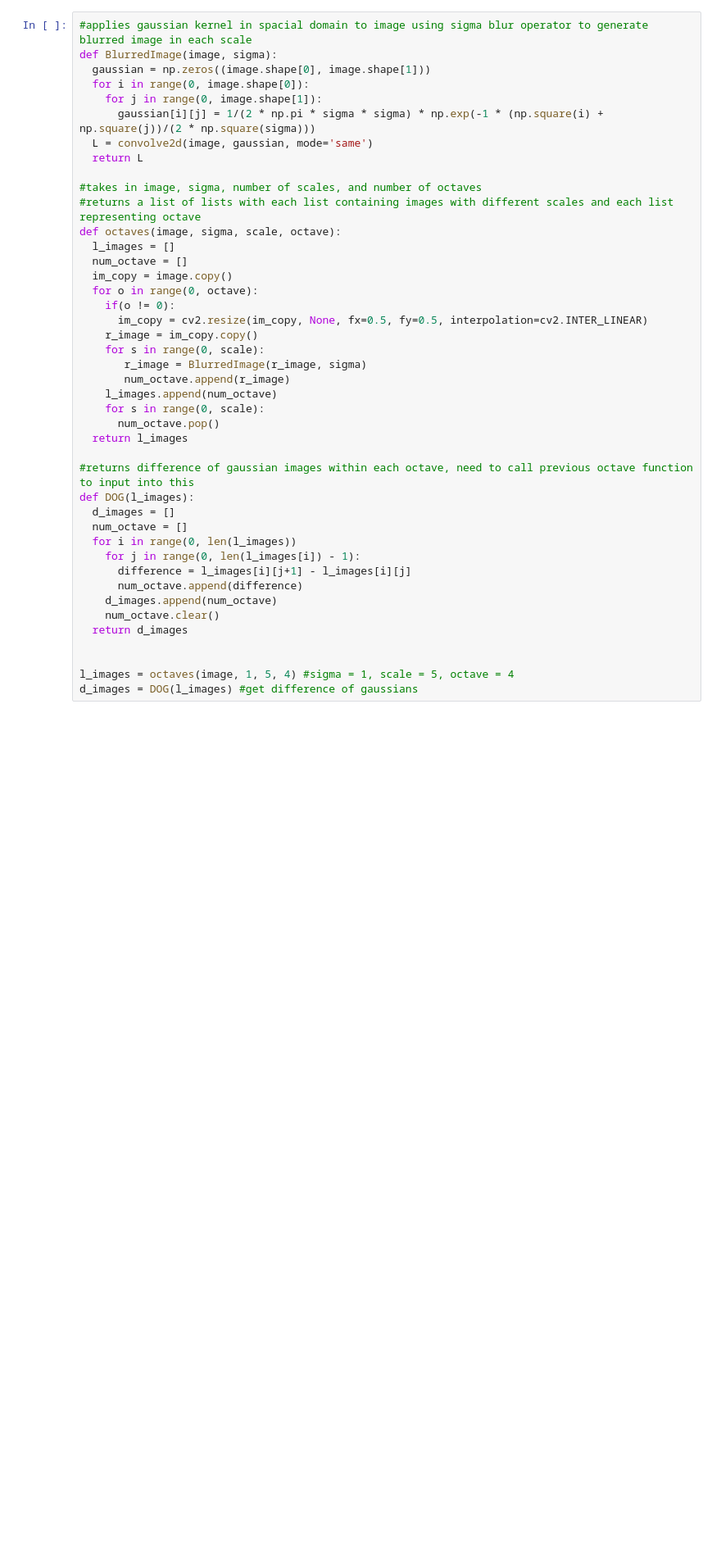
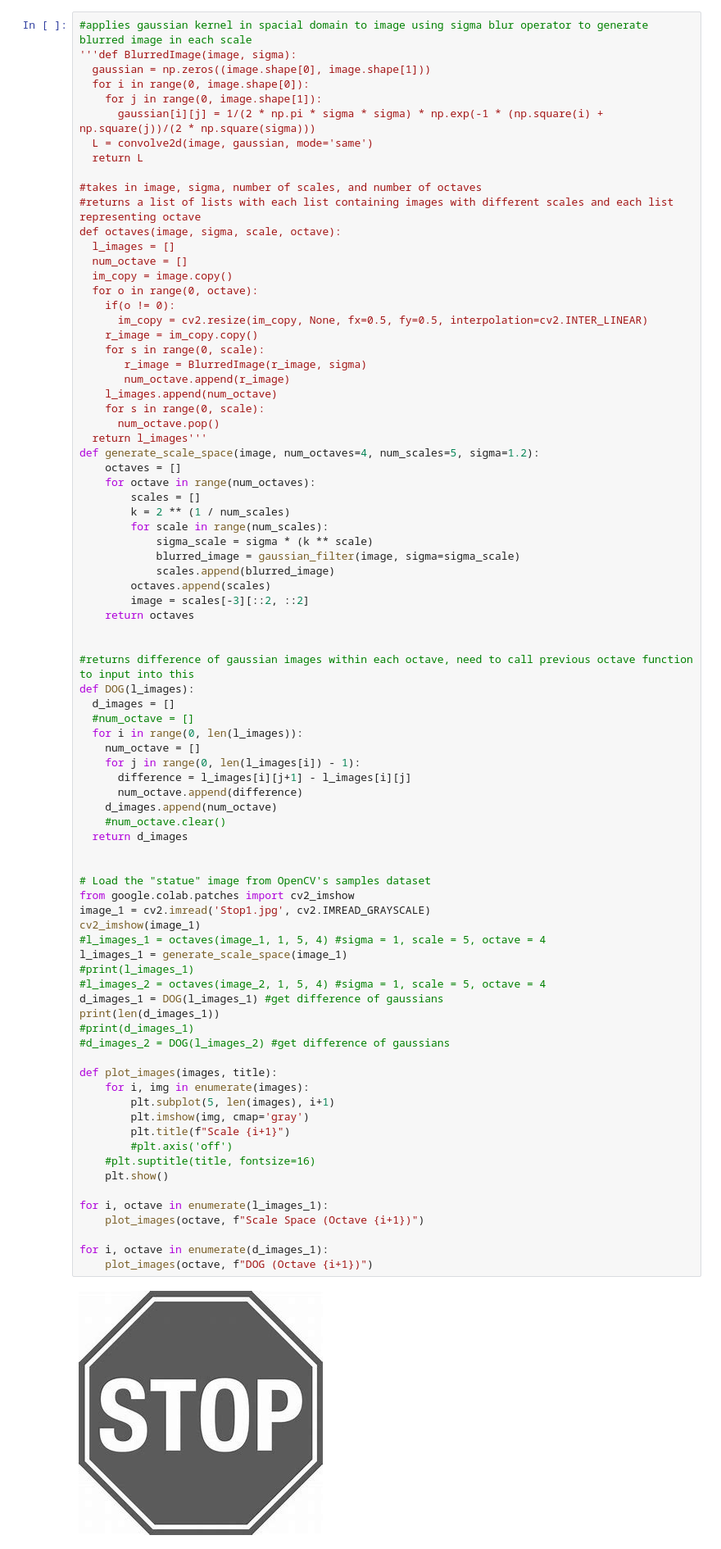
Before and after one commit to XG11/ECE420FinalProject, a Jupyter notebook: ECE420FinalProjectPythonPrototype.ipynb, the cells around one changed output. Shown at 82% size. Drawn from its saved outputs; the diff is of its cells as text; blank space fills up the shorter version.

```diff
--- a/ECE420FinalProjectPythonPrototype.ipynb
+++ b/ECE420FinalProjectPythonPrototype.ipynb
@@ -9,6 +36,6 @@ import matplotlib.pyplot as plt
 # %%
 #applies gaussian kernel in spacial domain to image using sigma blur operator to generate blurred image in each scale
-def BlurredImage(image, sigma):
+'''def BlurredImage(image, sigma):
   gaussian = np.zeros((image.shape[0], image.shape[1]))
   for i in range(0, image.shape[0]):
     for j in range(0, image.shape[1]):
@@ -16,36 +43,77 @@ def BlurredImage(image, sigma):
   L = convolve2d(image, gaussian, mode='same')
   return L
 
 #takes in image, sigma, number of scales, and number of octaves
 #returns a list of lists with each list containing images with different scales and each list representing octave
 def octaves(image, sigma, scale, octave):
   l_images = []
   num_octave = []
   im_copy = image.copy()
   for o in range(0, octave):
     if(o != 0):
       im_copy = cv2.resize(im_copy, None, fx=0.5, fy=0.5, interpolation=cv2.INTER_LINEAR)
     r_image = im_copy.copy()
     for s in range(0, scale):
        r_image = BlurredImage(r_image, sigma)
        num_octave.append(r_image)
     l_images.append(num_octave)
     for s in range(0, scale):
       num_octave.pop()
-  return l_images
+  return l_images'''
+def generate_scale_space(image, num_octaves=4, num_scales=5, sigma=1.2):
+    octaves = []
+    for octave in range(num_octaves):
+        scales = []
+        k = 2 ** (1 / num_scales)
+        for scale in range(num_scales):
+            sigma_scale = sigma * (k ** scale)
+            blurred_image = gaussian_filter(image, sigma=sigma_scale)
+            scales.append(blurred_image)
+        octaves.append(scales)
+        image = scales[-3][::2, ::2]
+    return octaves
+
 
 #returns difference of gaussian images within each octave, need to call previous octave function to input into this
 def DOG(l_images):
   d_images = []
-  num_octave = []
-  for i in range(0, len(l_images))
+  #num_octave = []
+  for i in range(0, len(l_images)):
+    num_octave = []
     for j in range(0, len(l_images[i]) - 1):
       difference = l_images[i][j+1] - l_images[i][j]
       num_octave.append(difference)
     d_images.append(num_octave)
-    num_octave.clear()
+    #num_octave.clear()
   return d_images
 
 
-l_images = octaves(image, 1, 5, 4) #sigma = 1, scale = 5, octave = 4
-d_images = DOG(l_images) #get difference of gaussians
+# Load the "statue" image from OpenCV's samples dataset
+from google.colab.patches import cv2_imshow
+image_1 = cv2.imread('Stop1.jpg', cv2.IMREAD_GRAYSCALE)
+cv2_imshow(image_1)
+#l_images_1 = octaves(image_1, 1, 5, 4) #sigma = 1, scale = 5, octave = 4
+l_images_1 = generate_scale_space(image_1)
+#print(l_images_1)
+#l_images_2 = octaves(image_2, 1, 5, 4) #sigma = 1, scale = 5, octave = 4
+d_images_1 = DOG(l_images_1) #get difference of gaussians
+print(len(d_images_1))
+#print(d_images_1)
+#d_images_2 = DOG(l_images_2) #get difference of gaussians
+
+def plot_images(images, title):
+    for i, img in enumerate(images):
+        plt.subplot(5, len(images), i+1)
+        plt.imshow(img, cmap='gray')
+        plt.title(f"Scale {i+1}")
+        #plt.axis('off')
+    #plt.suptitle(title, fontsize=16)
+    plt.show()
+
+for i, octave in enumerate(l_images_1):
+    plot_images(octave, f"Scale Space (Octave {i+1})")
+
+for i, octave in enumerate(d_images_1):
+    plot_images(octave, f"DOG (Octave {i+1})")
+# %% [output]
+[figure, added]
```
Also changed, not shown: parts of 6 cells of this notebook.
